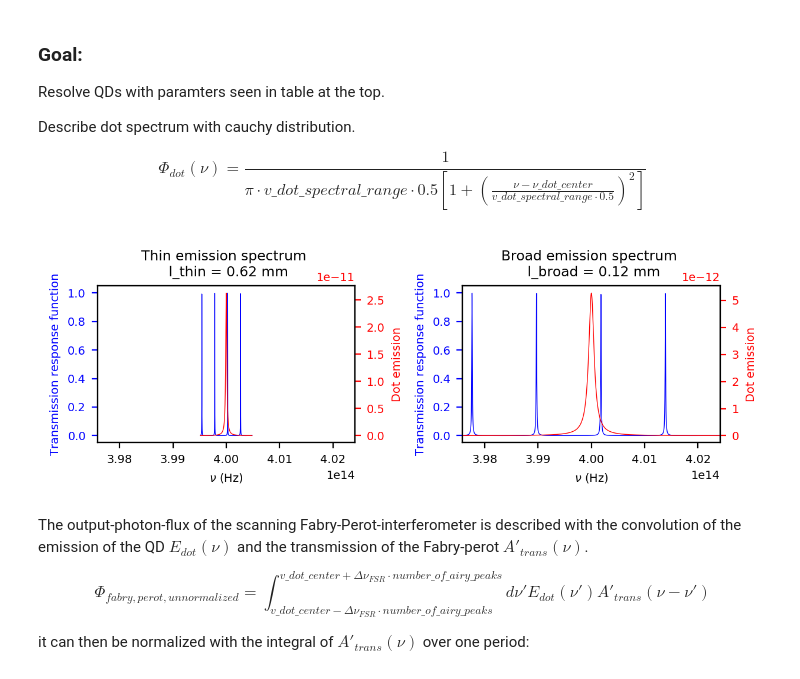
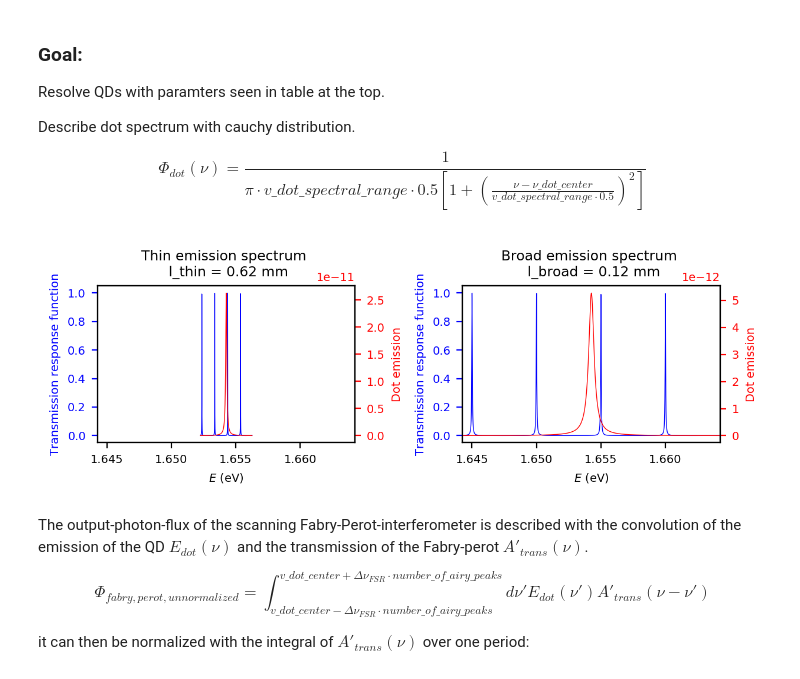
Before and after one commit to JKU-HFP/Sizing_Fabry_Perot_Interferometer, a Jupyter notebook: Sizing_Fabry_Perot_Interferometer.ipynb, the cells around one changed output. Cells and saved outputs as stored; diff of their text form; code cells hidden in the pictures.

```diff
--- a/Sizing_Fabry_Perot_Interferometer.ipynb
+++ b/Sizing_Fabry_Perot_Interferometer.ipynb
@@ -35,3 +39,6 @@ plt.rcParams.update({
+# %%
+def convert_Hz_to_eV(v_Hz):
+    return v_Hz * constants.h / constants.e
 # %% [markdown]
 Reflectivity of our mirrors.
 # %%
@@ -126,37 +133,39 @@ V_broad = np.linspace(*v_boundaries_broad, number_of_points)
 
 phi_dot_thin = calc_phi_dot(V_thin, v_dot_center, v_dot_spectral_range_thin)
 phi_dot_broad = calc_phi_dot(V_broad, v_dot_center, v_dot_spectral_range_broad)
+# %%
+E_boundaries_broad = [convert_Hz_to_eV(v) for v in v_boundaries_broad]
 # %%
 fig, (ax1_thin, ax1_broad) = plt.subplots(1, 2)
 
-ax1_thin.plot(V_thin, A_prime_trans(V_thin, R_1, R_2, l_thin), "b", label="Transmission Fabry Perot")
-ax1_thin.set_xlim(v_boundaries_broad)
-ax1_thin.set_xlabel(r"$\nu$ (Hz)")
+ax1_thin.plot(convert_Hz_to_eV(V_thin), A_prime_trans(V_thin, R_1, R_2, l_thin), "b", label="Transmission Fabry Perot")
+ax1_thin.set_xlim(E_boundaries_broad)
+ax1_thin.set_xlabel(r"$E$ (eV)")
 ax1_thin.set_ylabel("Transmission response function", color="b")
 ax1_thin.tick_params("y", colors="b")
 ax1_thin.set_title(f"Thin emission spectrum \n l_thin = {l_thin * 10**3:.02f} mm")
 
 ax2_thin = ax1_thin.twinx()
-ax2_thin.plot(V_thin, phi_dot_thin, "r", label=r"$\Phi_{dot}(\nu)$")
+ax2_thin.plot(convert_Hz_to_eV(V_thin), phi_dot_thin, "r", label=r"$\Phi_{dot}(\nu)$")
 ax2_thin.set_ylabel("Dot emission", color="r")
 ax2_thin.tick_params("y", colors="r")
 
-ax1_broad.plot(V_broad, A_prime_trans(V_broad, R_1, R_2, l_broad), "b", label="Transmission Fabry Perot")
-ax1_broad.set_xlim(v_boundaries_broad)
-ax1_broad.set_xlabel(r"$\nu$ (Hz)")
+ax1_broad.plot(convert_Hz_to_eV(V_broad), A_prime_trans(V_broad, R_1, R_2, l_broad), "b", label="Transmission Fabry Perot")
+ax1_broad.set_xlim(E_boundaries_broad)
+ax1_broad.set_xlabel(r"$E$ (eV)")
 ax1_broad.set_ylabel("Transmission response function", color="b")
 ax1_broad.tick_params("y", colors="b")
 ax1_broad.set_title(f"Broad emission spectrum \n l_broad = {l_broad * 10**3:.02f} mm")
 
 ax2_broad = ax1_broad.twinx()
-ax2_broad.plot(V_broad, phi_dot_broad, "r", label=r"$\Phi_{dot}(\nu)$")
+ax2_broad.plot(convert_Hz_to_eV(V_broad), phi_dot_broad, "r", label=r"$\Phi_{dot}(\nu)$")
 ax2_broad.set_ylabel("Dot emission", color="r")
 ax2_broad.tick_params("y", colors="r")
 
 fig.tight_layout()
 fig.savefig(FIGURE_PATH + "simulation-comparison-dot-fabry-perot-modes.pdf")
 # %% [output]
-[figure, old version]
+[figure, new version]
 # %% [markdown]
 The output-photon-flux of the scanning Fabry-Perot-interferometer is described with the convolution of the emission of the QD $E_{dot}(\nu)$ and the transmission of the Fabry-perot $A'_{trans}(\nu)$.
 
```
Also changed, not shown: parts of 4 cells of this notebook.
